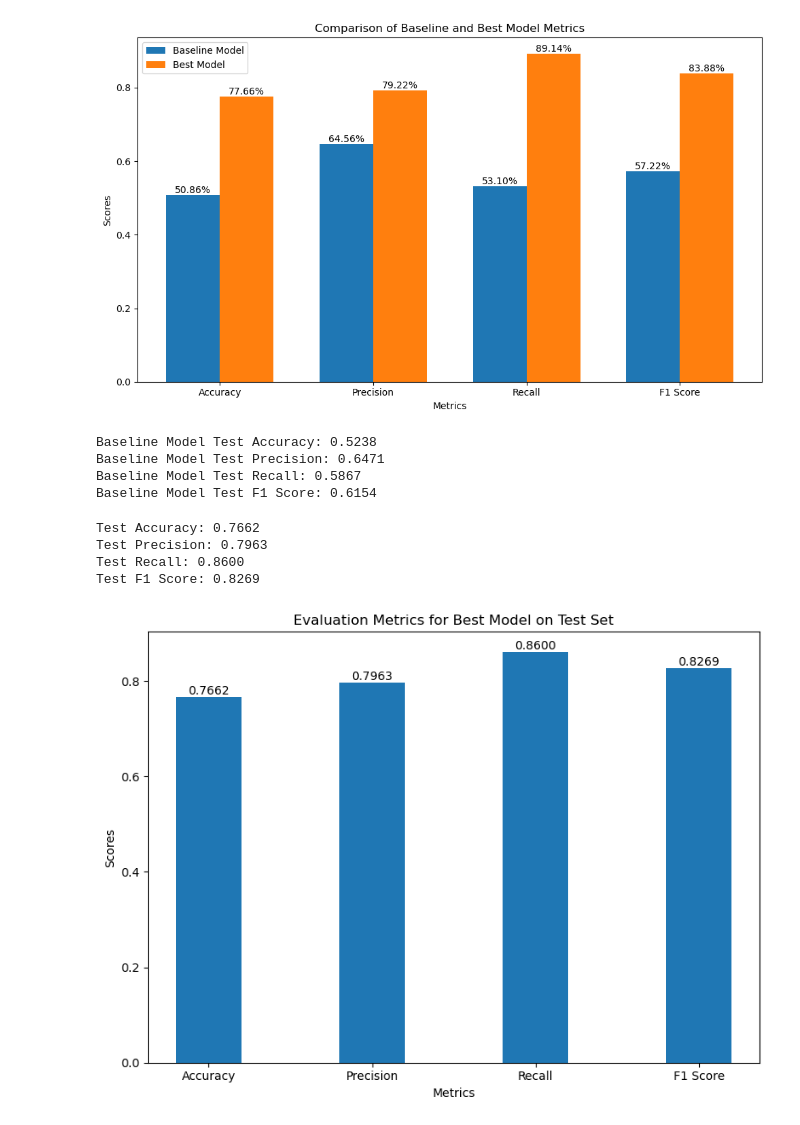
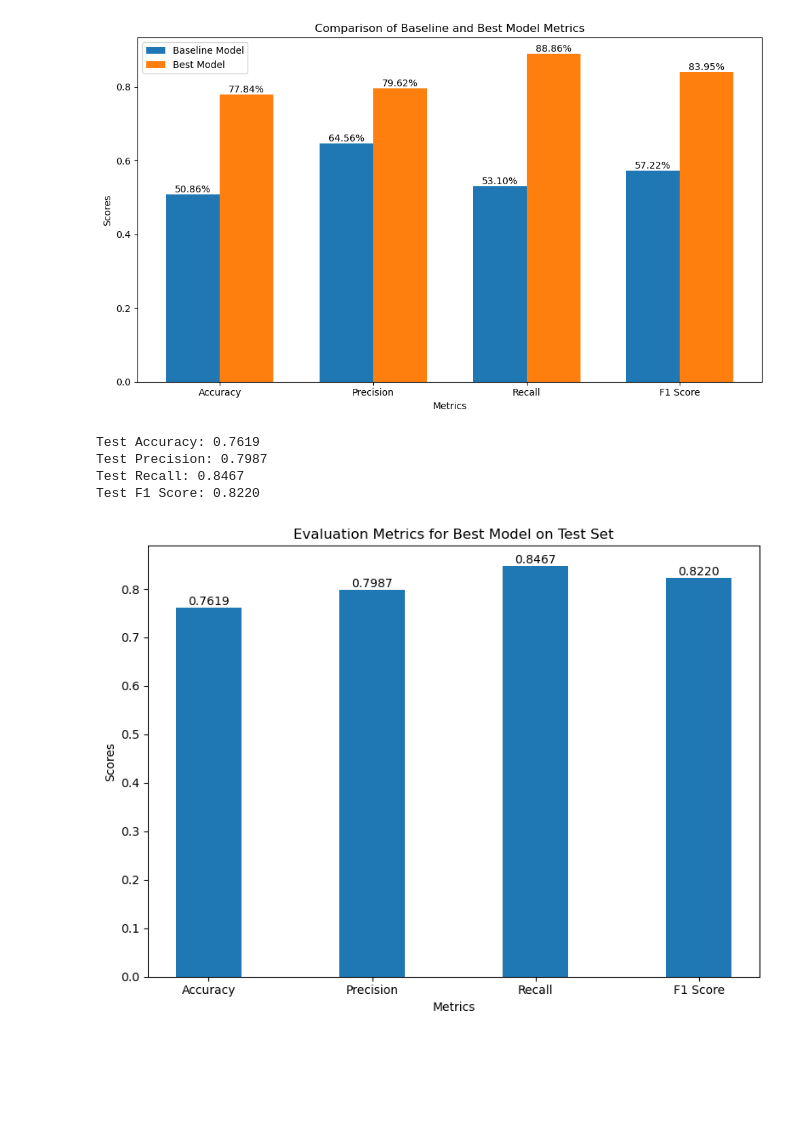
Before and after one commit to CircleSoda/Github, a Jupyter notebook: a1894780_A1.ipynb, the cells around one changed output. Drawn from its saved outputs; the diff is of its cells as text; code cells hidden in the pictures; blank space fills up the shorter version.

```diff
--- a/a1894780_A1.ipynb
+++ b/a1894780_A1.ipynb
@@ -352,8 +352,8 @@ def perform_grid_search(X_train_tensor, y_train_tensor):
         'batch_size': [16, 32, 64],
         'weight_init': ['xavier', 'he', 'random'],
         'regularization': ['none', 'l1', 'l2'],
-        'l1_reg': [0.0, 0.1, 0.01, 0.001],  # L1 regularization alpha values
-        'l2_reg': [0.0, 0.1, 0.01, 0.001]   # L2 regularization alpha values
+        'l1_reg': [0.1, 0.01, 0.001],  # L1 regularization alpha values
+        'l2_reg': [0.1, 0.01, 0.001]   # L2 regularization alpha values
     }
 
     best_f1 = 0
@@ -477,6 +477,6 @@ def perform_grid_search(X_train_tensor, y_train_tensor):
 
 
 
-best_hyperparams = perform_grid_search(X_train_tensor, y_train_tensor)
+hyperparams, results = perform_grid_search(X_train_tensor, y_train_tensor)
 # %% [output]
 Top 5 models:
@@ -498,0 +536,20 @@ print(best_model_metrics)
+# %%
+def get_best_model_metrics_and_hyperparameters(results, metric='f1'):
+    # Find the model with the best performance based on the specified metric
+    best_model = max(results, key=lambda x: x[metric])
+
+    # Extract the metrics and hyperparameters of the best model
+    best_metrics = {key: best_model[key] for key in ['f1', 'loss', 'accuracy', 'precision', 'recall']}
+    best_hyperparams = best_model['params']
+
+    return best_metrics, best_hyperparams
+
+# Usage
+best_metrics, best_hyperparams = get_best_model_metrics_and_hyperparameters(results)
+
+# Output the results
+print("Best Model Metrics:")
+print(best_metrics)
+
+print("\nBest Model Hyperparameters:")
+print(best_hyperparams)
@@ -551,41 +614,15 @@ plt.tight_layout()
 plt.show()
 # %% [output]
 [figure]
-# %%
-    # Forward pass on the test set
-    test_outputs = baseline_model(X_test_tensor)  # Forward pass through the test data
-    test_predictions = (test_outputs >= 0.5).float()  # Convert probabilities to binary predictions
-
-    # Convert to CPU for sklearn metrics
-    y_test_np = y_test_tensor.cpu().numpy()
-    test_predictions_np = test_predictions.cpu().numpy()
-
-    # Calculate accuracy, precision, recall, and F1 score on the test set
-    test_accuracy = accuracy_score(y_test_np, test_predictions_np)
-    test_precision = precision_score(y_test_np, test_predictions_np)
-    test_recall = recall_score(y_test_np, test_predictions_np)
-    f1_test = f1_score(y_test_np, test_predictions_np)
-
-    print(f'Baseline Model Test Accuracy: {test_accuracy:.4f}')
-    print(f'Baseline Model Test Precision: {test_precision:.4f}')
-    print(f'Baseline Model Test Recall: {test_recall:.4f}')
-    print(f'Baseline Model Test F1 Score: {f1_test:.4f}')
-# %% [output]
-Baseline Model Test Accuracy: 0.5238
-Baseline Model Test Precision: 0.6471
-Baseline Model Test Recall: 0.5867
-Baseline Model Test F1 Score: 0.6154
 # %%
-best_choice = best_hyperparams[0]
-
-def apply_best_model_to_test(best_params, X_train_tensor, y_train_tensor, X_test_tensor, y_test_tensor):
+def apply_best_model_to_test(best_hyperparams, X_train_tensor, y_train_tensor, X_test_tensor, y_test_tensor):
     # Extract best hyperparameters
-    lr = best_params['learning_rate']
-    epochs = best_params['epochs']
-    batch_size = best_params['batch_size']
-    weight_init = best_params['weight_init']
-    regularization = best_params['regularization']
-    reg_alpha = best_params['reg_alpha']
+    lr = best_hyperparams['learning_rate']
+    epochs = best_hyperparams['epochs']
+    batch_size = best_hyperparams['batch_size']
+    weight_init = best_hyperparams['weight_init']
+    regularization = best_hyperparams['regularization']
+    reg_alpha = best_hyperparams['reg_alpha']
 
     # Initialize the model
     model = SLP(X_train_tensor.shape[1])
@@ -647,37 +684,37 @@ def apply_best_model_to_test(best_params, X_train_tensor, y_train_tensor, X_test
     return precision, recall, f1, accuracy
 
 # Example usage with the best hyperparameters
-precision, recall, f1, accuracy = apply_best_model_to_test(best_choice, X_train_tensor, y_train_tensor, X_test_tensor, y_test_tensor)
+precision, recall, f1, accuracy = apply_best_model_to_test(best_hyperparams, X_train_tensor, y_train_tensor, X_test_tensor, y_test_tensor)
 
 # Plotting the metrics as a bar chart
 metrics = ['Accuracy', 'Precision', 'Recall', 'F1 Score']
 values = [accuracy, precision, recall, f1]
 
 # Create a bar chart
 fig, ax = plt.subplots(figsize=(8, 6))
 bar_width = 0.4
 index = np.arange(len(metrics))
 
 bars = ax.bar(index, values, bar_width, label='Test Metrics')
 
 # Add labels, title, and axes ticks
 ax.set_xlabel('Metrics')
 ax.set_ylabel('Scores')
 ax.set_title('Evaluation Metrics for Best Model on Test Set')
 ax.set_xticks(index)
 ax.set_xticklabels(metrics)
 
 # Add values on top of the bars
 for bar in bars:
     height = bar.get_height()
     ax.text(bar.get_x() + bar.get_width() / 2, height, f'{height:.4f}', ha='center', va='bottom')
 
 # Display the bar chart
 plt.tight_layout()
 plt.show()
 # %% [output]
-Test Accuracy: 0.7662
-Test Precision: 0.7963
-Test Recall: 0.8600
-Test F1 Score: 0.8269
+Test Accuracy: 0.7619
+Test Precision: 0.7987
+Test Recall: 0.8467
+Test F1 Score: 0.8220
-[figure, old version]
+[figure, new version]
```
Also changed, not shown: parts of 6 cells of this notebook, 1 other file.
